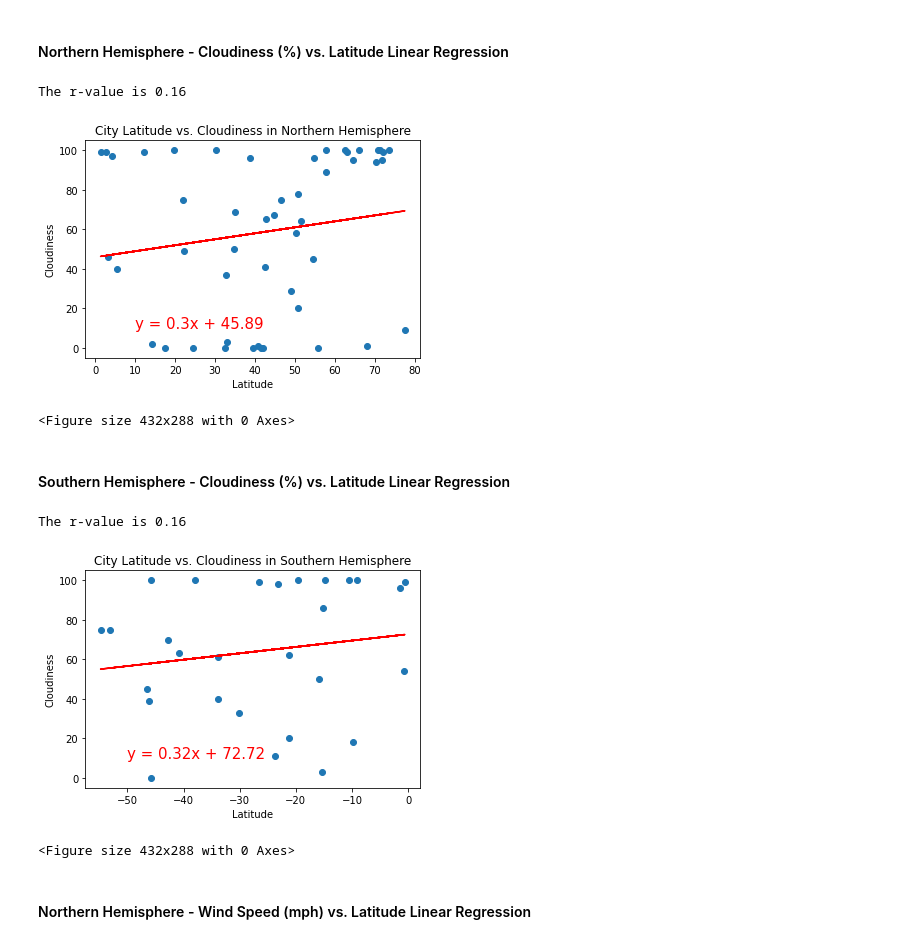
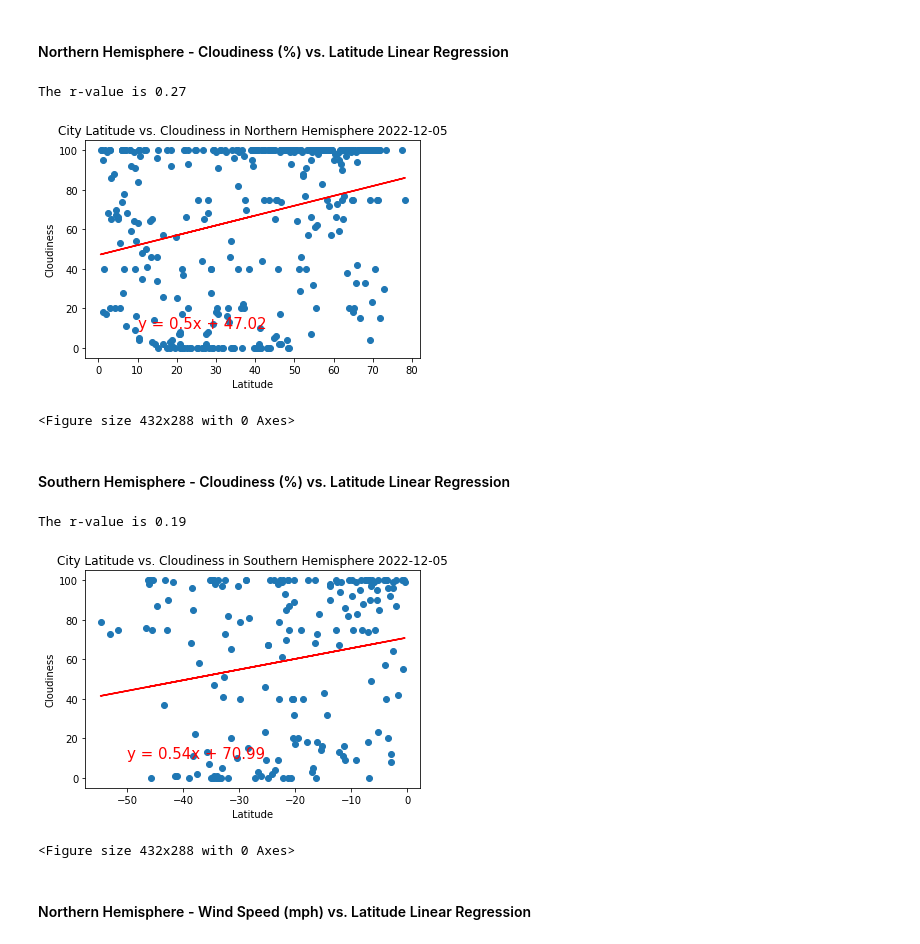
Before and after one commit to IlkayAtes11/Python_API_challenge, a Jupyter notebook: WeatherPy/WeatherPy.ipynb, the cells around one changed output. Saved outputs shown, nothing was run; the diff lists cells and outputs as text; code cells hidden in the pictures.

```diff
--- a/WeatherPy/WeatherPy.ipynb
+++ b/WeatherPy/WeatherPy.ipynb
@@ -37,8 +37,8 @@ lat_lngs = []
 cities = []
 
 # Create a set of random lat and lng combinations
-lats = np.random.uniform(lat_range[0], lat_range[1], size=100)
-lngs = np.random.uniform(lng_range[0], lng_range[1], size=100)
+lats = np.random.uniform(lat_range[0], lat_range[1], size=1500)
+lngs = np.random.uniform(lng_range[0], lng_range[1], size=1500)
 lat_lngs = zip(lats, lngs)
 
 # Identify nearest city for each lat, lng combination
@@ -112,8 +112,8 @@ for index, city in enumerate(cities):
         Country.append(np.nan)
         Cloudiness.append(np.nan)
 
-    if set == 4:
-        break
+    #if set == 10:
+    #   break
 print("------------------------------------------------")
 print("Data Retrieval Complete")
 print("------------------------------------------------")
@@ -348,27 +343,27 @@ The r-value is 0.22
 # %%
 x = north_cities['Lat']
 y = north_cities['Cloudiness']
 
 correlation = st.pearsonr(x, y)
 (slope, intercept, rvalue, pvalue, stderr) = st.linregress(x,y)
 regress_values = x * slope + intercept
 line_eq = "y = " + str(round(slope,2)) + "x + " + str(round(intercept,2))
 
 plt.scatter(x,y)
 plt.xlabel('Latitude')
 plt.ylabel('Cloudiness')
 
 plt.plot(x,regress_values, "r-")
 plt.annotate(line_eq,(10,10),fontsize=15,color="red")
-plt.title('City Latitude vs. Cloudiness in Northern Hemisphere')
+plt.title(f'City Latitude vs. Cloudiness in Northern Hemisphere {date_time}')
 
 print(f'The r-value is {round(rvalue,2)}')
 
 plt.show()
-plt.savefig('figure_9')
+plt.savefig("../output_data/northern_hemisphere_cloudiness_lat_lin.png", bbox_inches="tight")
 # %% [output]
-The r-value is 0.16
+The r-value is 0.27
-[figure, old version]
+[figure, new version]
 <Figure size 432x288 with 0 Axes>
 # %% [markdown]
 ####  Southern Hemisphere - Cloudiness (%) vs. Latitude Linear Regression
@@ -387,15 +382,15 @@ plt.ylabel('Cloudiness')
 
 plt.plot(x,regress_values, "r-")
 plt.annotate(line_eq,(-50,10),fontsize=15,color="red")
-plt.title('City Latitude vs. Cloudiness in Southern Hemisphere')
+plt.title(f'City Latitude vs. Cloudiness in Southern Hemisphere {date_time}')
 
 print(f'The r-value is {round(rvalue,2)}')
 
 plt.show()
-plt.savefig('figure_10')
+plt.savefig("../output_data/southern_hemisphere_cloudiness_lat_lin.png", bbox_inches="tight")
 # %% [output]
-The r-value is 0.16
+The r-value is 0.19
-[figure, old version]
+[figure, new version]
 <Figure size 432x288 with 0 Axes>
 # %% [markdown]
 ####  Northern Hemisphere - Wind Speed (mph) vs. Latitude Linear Regression
```
Also changed, not shown: parts of 13 cells of this notebook, 31 other files.
